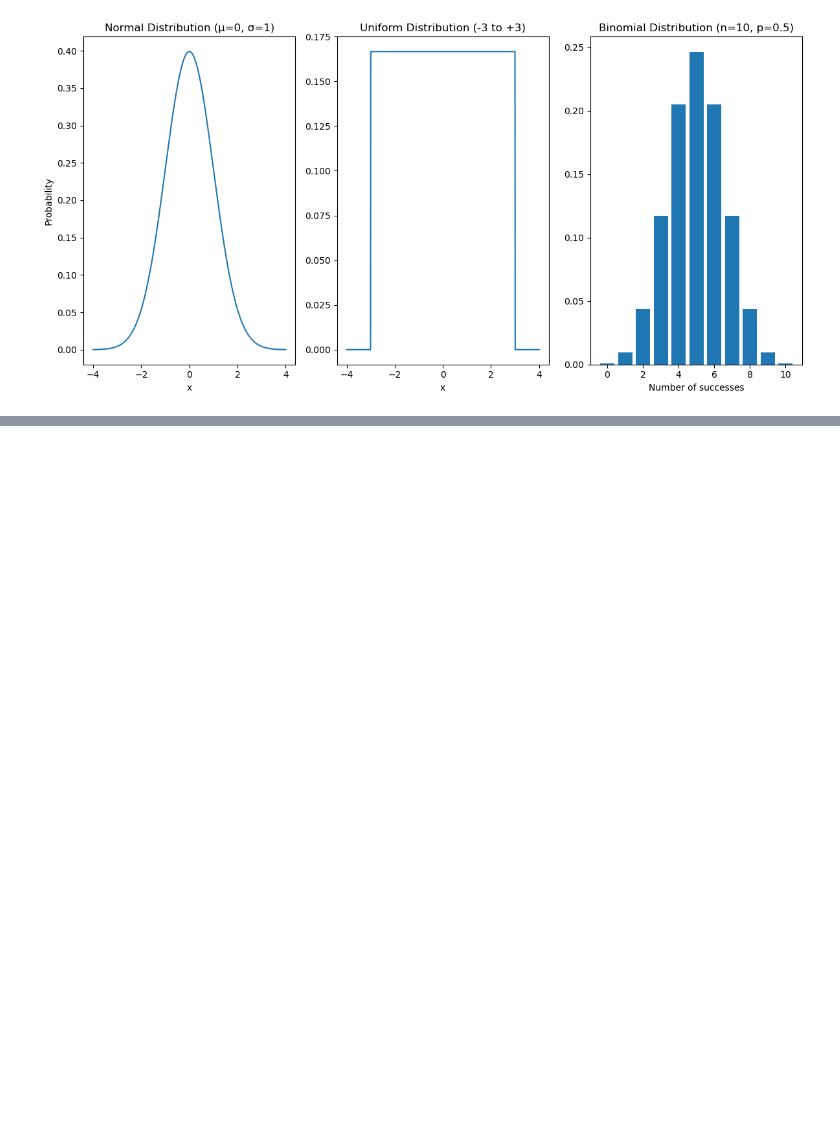
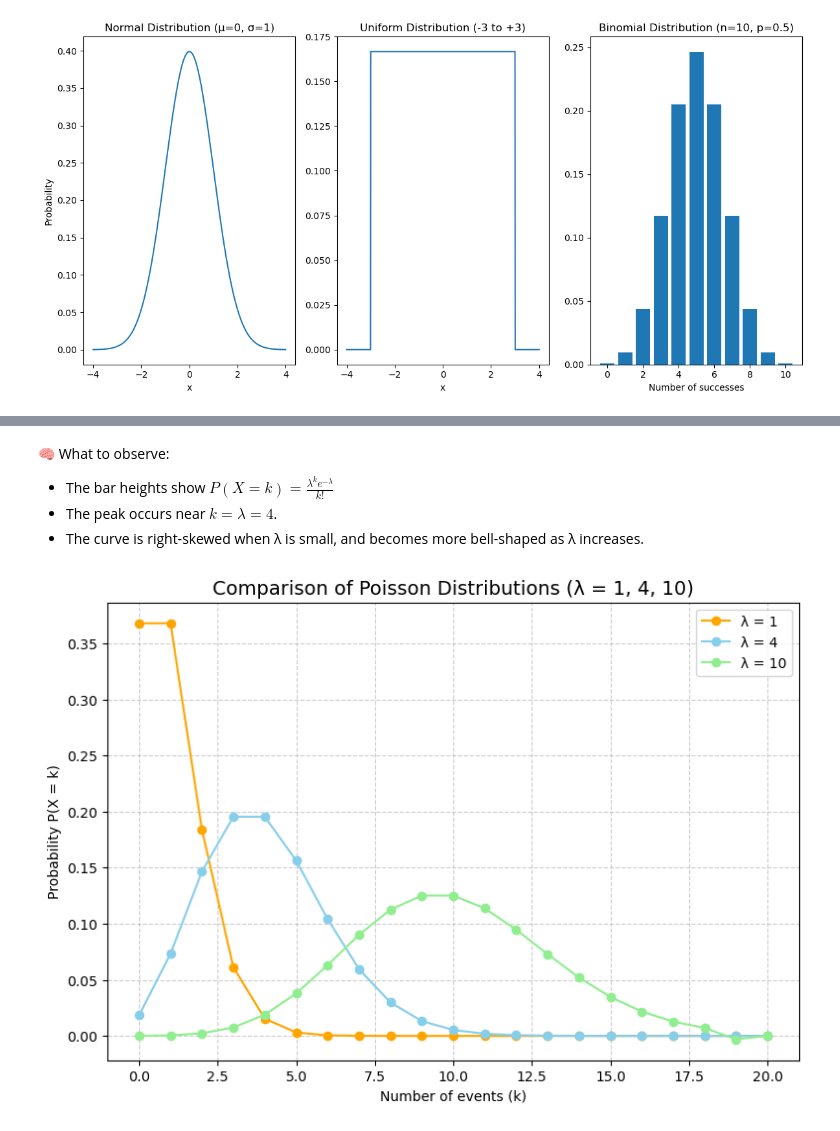
Before and after one commit to mlnotes2718/introduction-statistics-machine-learning, a Jupyter notebook: Statistics-in-ML-4-Probability-Distributions.ipynb, the cells around one changed output, grey strips where cells are left out. Saved outputs shown, nothing was run; the diff lists cells and outputs as text; code cells hidden in the pictures; blank space fills up the shorter version.

```diff
--- a/Statistics-in-ML-4-Probability-Distributions.ipynb
+++ b/Statistics-in-ML-4-Probability-Distributions.ipynb
@@ -194,0 +1007,30 @@ all end up approximately Normal in large populations.
+# %% [markdown]
+🧠 What to observe:
+
+- The bar heights show $P(X=k) = \frac{\lambda^k e^{-\lambda}}{k!}$
+- The peak occurs near $k=\lambda=4$.
+- The curve is right-skewed when λ is small, and becomes more bell-shaped as λ increases.
+# %%
+# λ values to compare
+lambdas = [1, 4, 10]
+colors = ['orange', 'skyblue', 'lightgreen']
+
+# Range of k values (enough to cover all cases)
+k_values = np.arange(0, 21)
+
+plt.figure(figsize=(9, 6))
+
+for lmbda, color in zip(lambdas, colors):
+    # Compute Poisson probabilities
+    probs = [(lmbda**k * exp(-lmbda)) / factorial(k) for k in k_values]
+    plt.plot(k_values, probs, marker='o', color=color, label=f"λ = {lmbda}")
+
+# Formatting
+plt.title("Comparison of Poisson Distributions (λ = 1, 4, 10)", fontsize=14)
+plt.xlabel("Number of events (k)")
+plt.ylabel("Probability P(X = k)")
+plt.legend()
+plt.grid(True, linestyle='--', alpha=0.6)
+plt.show()
+# %% [output]
+[figure, added]
```
Also changed, not shown: parts of 88 cells of this notebook.
